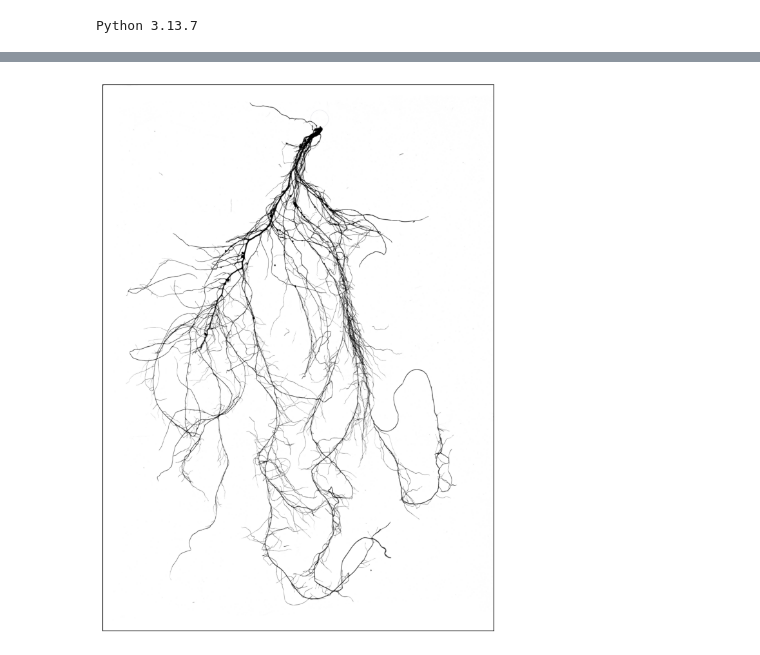
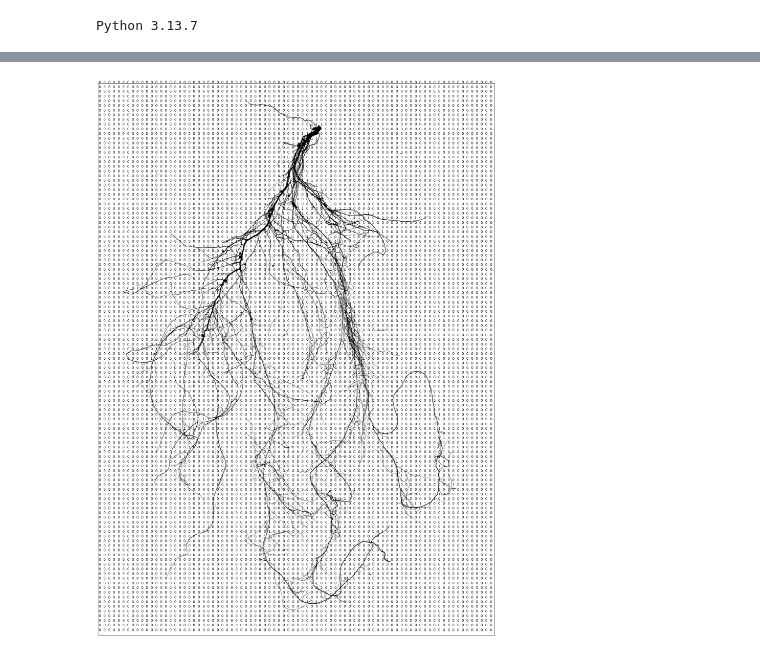
Before and after one commit to anoban/python, a Jupyter notebook: notebooks/coc-wsu.ipynb, the cells around one changed output, grey strips where cells are left out. Saved outputs shown, nothing was run; the diff lists cells and outputs as text; code cells hidden in the pictures.

Commit message:
new file:   notebooks/biroot.png 	modified:   notebooks/coc-wsu.ipynb

```diff
--- a/notebooks/coc-wsu.ipynb
+++ b/notebooks/coc-wsu.ipynb
@@ -12,4 +17,6 @@ from torch.nn.functional import max_pool2d, avg_pool2d
 # %%
-image = torch.FloatTensor(np.array(np.unstack(np.array(Image.open(r"C:/Users/Anoban/Downloads/Root_Images/Adzuki_bean/79.tiff")), axis=-1)))
+# damn 4 channels huh???
+image = torch.FloatTensor(np.array(np.unstack(np.array(Image.open(r"C:/Users/Anoban/Downloads/Root_Images/Adzuki_bean/79.tiff")), axis=-1)))[:3]
+# got rid of the alpha??? channel
 image.shape
 # %% [output]
@@ -42,3 +28,4 @@ torch.Size([4, 1539, 1103])
 # %%
-pooled.mean(dim=-3).type(torch.uint8).apply_(lambda _: 0 if _ < 125.0 else 1)
+pooled = avg_pool2d(image.mean(dim=-3).repeat(3, 1, 1), kernel_size=(52, 52), stride=52)[0].type(torch.int32).numpy()
+pooled.shape
 # %% [output]
@@ -52,2 +37,8 @@ tensor([[0, 1, 0,  ..., 1, 1, 1],
+# %%
+# pooled[pooled < 220] = 1
+pooled[pooled > 220] = 1000
+pooled[pooled <= 220] = 1
+pooled[pooled >= 220] = 0
 # %%
-# np.linspace(start=0, stop=1538, num=150, endpoint=False, dtype=np.int32)
+y_pos = np.linspace(start=0, stop=image.shape[1], num=pooled.shape[0], endpoint=False, dtype=np.int32)
+x_pos = np.linspace(start=0, stop=image.shape[2], num=pooled.shape[1], endpoint=False, dtype=np.int32)
@@ -69,14 +58,16 @@ array([   0,   10,   20,   30,   41,   51,   61,   71,   82,   92,  102,
 # %%
 fig, axes = plt.subplots()
-fig.set_size_inches(15, 11)
+fig.set_size_inches(30, 22)
 
-# axes.imshow(np.stack(pooled.type(torch.uint8), axis=2))
 axes.imshow(np.stack(image.type(torch.uint8), axis=2))
-# let's have 150 tiles along the y axis and 110 tiles along the x axes
-# for x in
+for lx, x in enumerate(x_pos):
+    for ly, y in enumerate(y_pos):
+        axes.text(x=x, y=y, s=f"{pooled[ly, lx]:1d}")
 
 axes.set_xticks([])
 axes.set_yticks([])
-plt.show()
+plt.tight_layout()
+# plt.show()
+plt.savefig(fname=r"./biroot.png", format=r"png", dpi=500)
 # %% [output]
-[figure, old version]
+[figure, new version]
```
Also changed, not shown: parts of 13 cells of this notebook, 1 other file.
